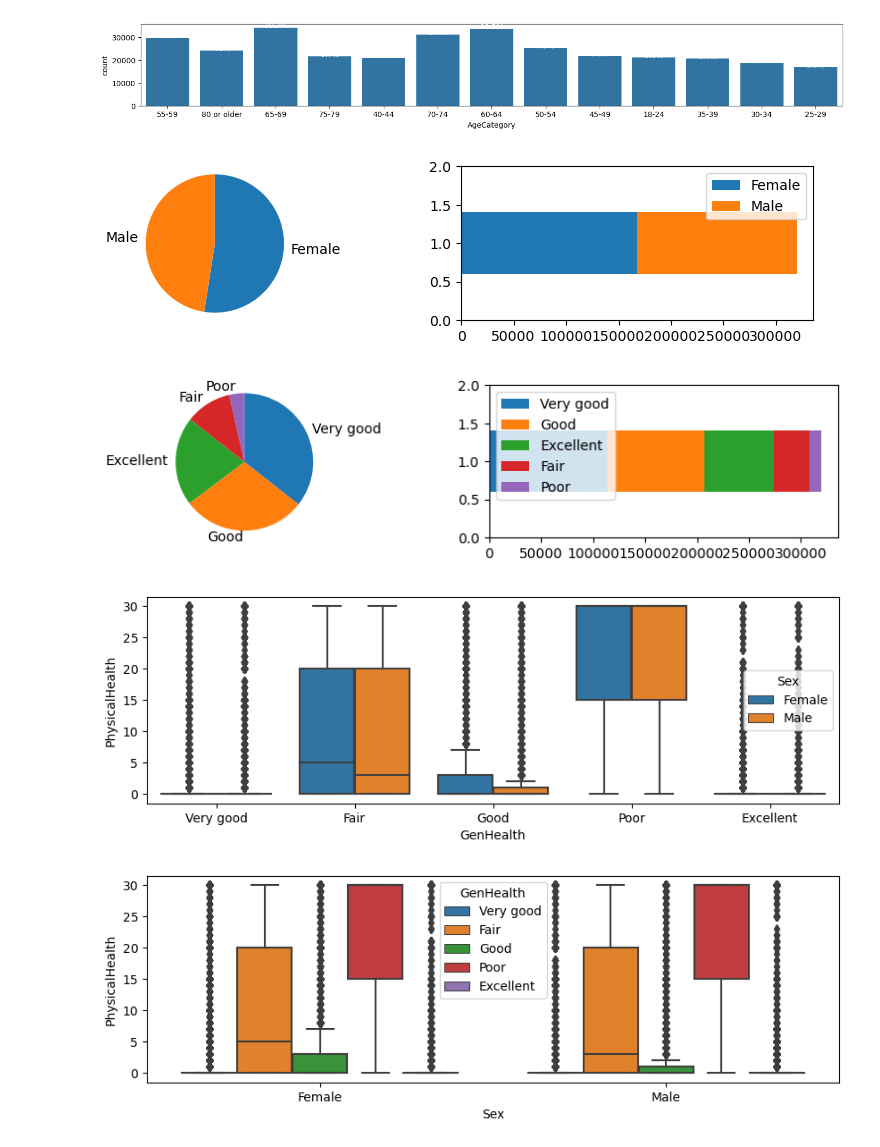
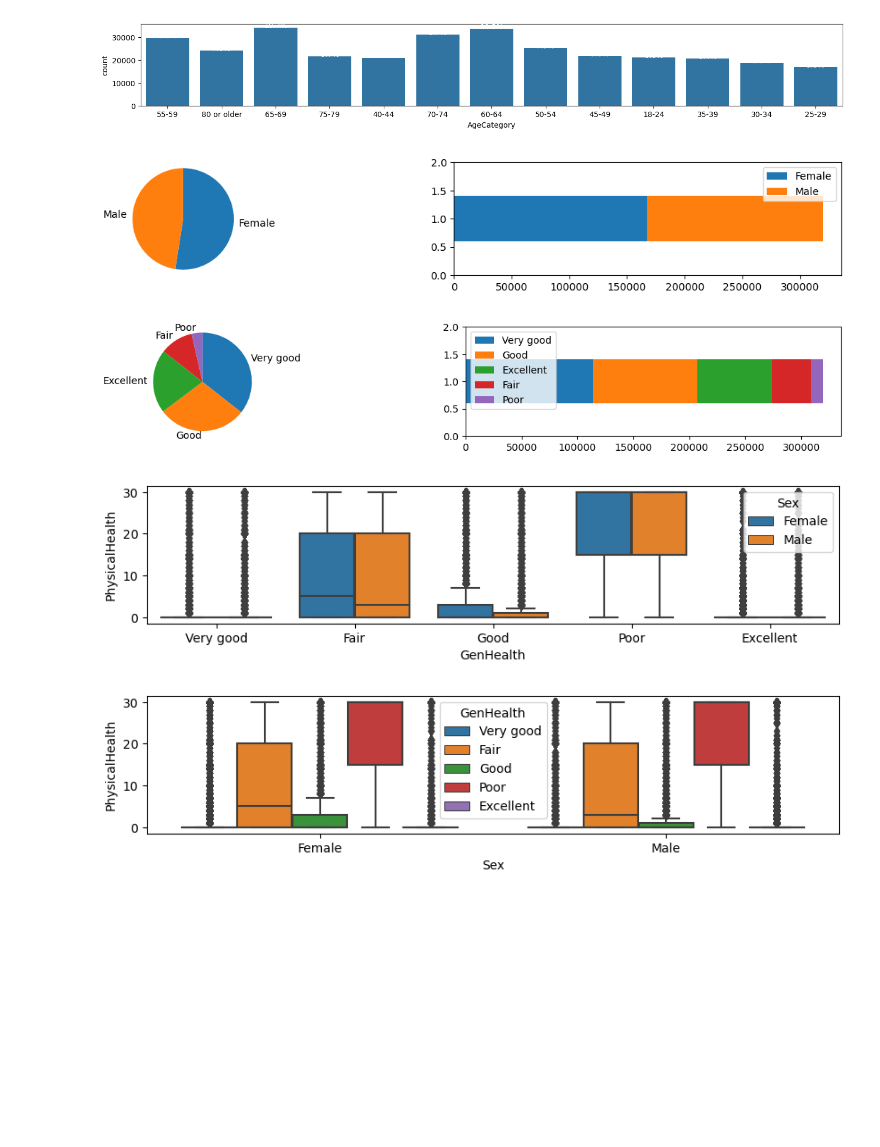
Before and after one commit to dondonedmond82/IndicatorsHeartDisease, a Jupyter notebook: Heart2020.ipynb, the cells around one changed output. Drawn from its saved outputs; the diff is of its cells as text; code cells hidden in the pictures; blank space fills up the shorter version.

```diff
--- a/Heart2020.ipynb
+++ b/Heart2020.ipynb
@@ -347,33 +347,33 @@ for loc, label in zip(locs, labels):
 # %%
 # pre-processing: count and sort by the number of instances of each category
 sorted_counts = df['Sex'].value_counts()
 
 # establish the Figure
-plt.figure(figsize = [10, 2])
+plt.figure(figsize = [15, 2])
 
 # left plot: pie chart
 plt.subplot(1, 2, 1)
 plt.pie(sorted_counts, labels = sorted_counts.index, startangle = 90,
         counterclock = False);
 plt.axis('square');
 
 # right plot: horizontally stacked bar
 plt.subplot(1, 2, 2)
 baseline = 0
 for i in range(sorted_counts.shape[0]):
     plt.barh(y = 1, width = sorted_counts[i], left = baseline)
     baseline += sorted_counts[i]
 
 plt.legend(sorted_counts.index)  # add a legend for labeling
 plt.ylim([0,2]); # give some vertical spacing around the bar
 # %% [output]
-[figure, old version]
+[figure, new version]
 # %%
 # pre-processing: count and sort by the number of instances of each category
 sorted_counts = df['GenHealth'].value_counts()
 
 # establish the Figure
-plt.figure(figsize = [10, 2])
+plt.figure(figsize = [15, 2])
 
 # left plot: pie chart
 plt.subplot(1, 2, 1)
@@ -391,14 +391,14 @@ for i in range(sorted_counts.shape[0]):
 plt.legend(sorted_counts.index)  # add a legend for labeling
 plt.ylim([0,2]); # give some vertical spacing around the bar
 # %% [output]
-[figure, old version]
+[figure, new version]
 # %%
-plt.figure(figsize = [10, 3])
+plt.figure(figsize = [10, 2])
 sb.boxplot(x='GenHealth', y='PhysicalHealth', hue="Sex", data=df);
 # %% [output]
-[figure, old version]
+[figure, new version]
 # %%
-plt.figure(figsize = [10, 3])
+plt.figure(figsize = [10, 2])
 sb.boxplot(x='Sex', y='PhysicalHealth', hue='GenHealth', data=df);
 # %% [output]
-[figure, old version]
+[figure, new version]
```
